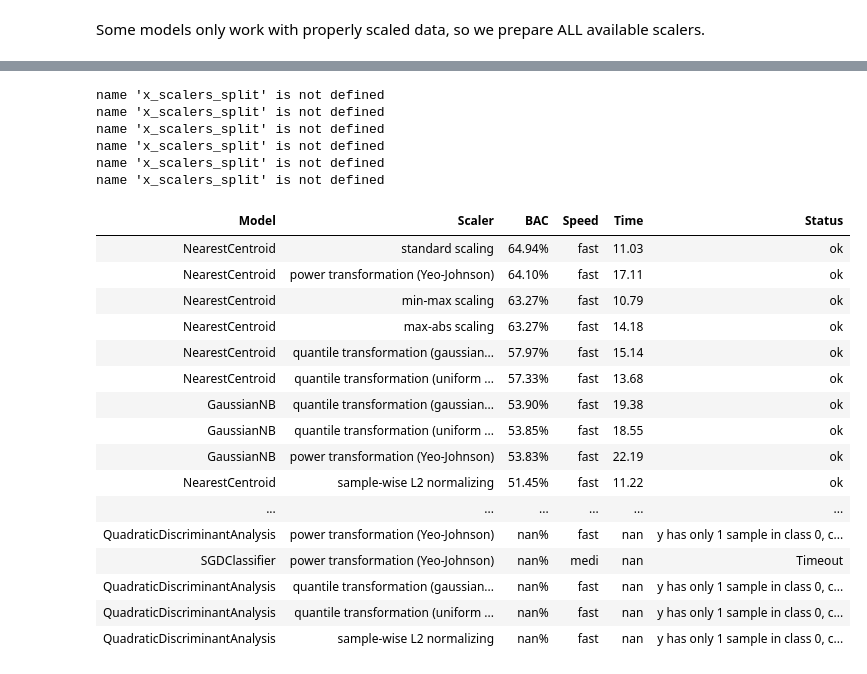
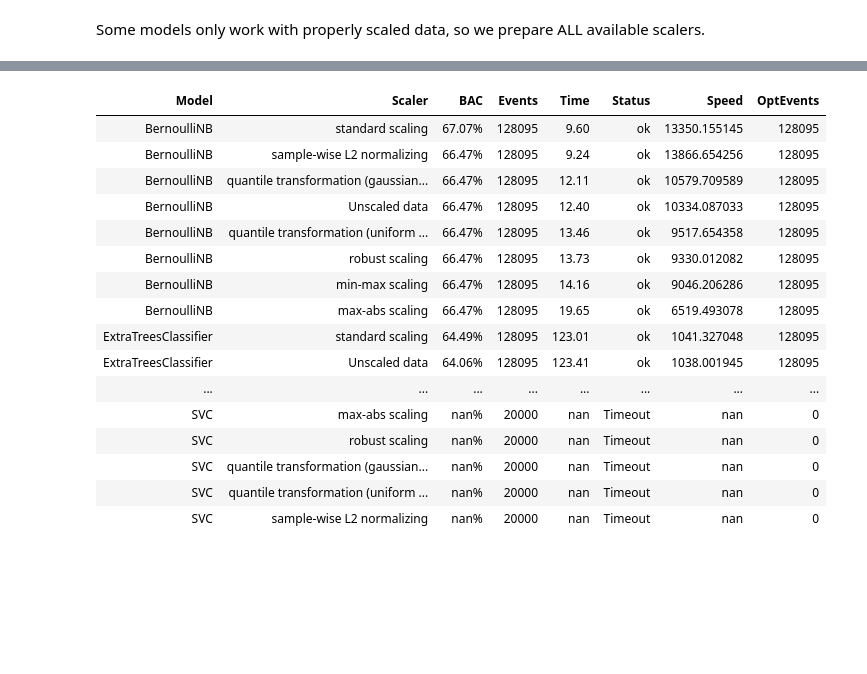
Before and after one commit to janmayer/NeuLAND-reconstruction-ml, a Jupyter notebook: bars/02a-scikitlearn-multiplicity-bars.ipynb, the cells around one changed output, grey strips where cells are left out. Drawn from its saved outputs; the diff is of its cells as text; code cells hidden in the pictures; blank space fills up the shorter version.

Commit message:
Run Bars with proper scaling

```diff
--- a/bars/02a-scikitlearn-multiplicity-bars.ipynb
+++ b/bars/02a-scikitlearn-multiplicity-bars.ipynb
@@ -223,7 +260,7 @@ except Exception as err:
 try:
     results_a2 = Parallel(n_jobs=10, verbose=1)(
         delayed(train_model_wrap)(mname, modelorg, speed, sname, x_train, x_test)
-        for sname, x_train, x_test in trainscaled
+        for sname, x_train, x_test in data_scaled
         for mname, modelorg, speed in models_a2
     )
 except Exception as err:
@@ -236,7 +271,7 @@ except Exception as err:
 try:
     results_b = Parallel(n_jobs=10, verbose=1)(
         delayed(train_model_wrap)(mname, modelorg, speed, sname, x_train, x_test)
-        for sname, x_train, x_test in trainscaled
+        for sname, x_train, x_test in data_scaled
         for mname, modelorg, speed in models_b
     )
 except Exception as err:
@@ -249,7 +280,7 @@ except Exception as err:
 try:
     results_s = Parallel(n_jobs=1, verbose=1)(
         delayed(train_model_wrap)(mname, modelorg, speed, sname, x_train, x_test)
-        for sname, x_train, x_test in trainscaled
+        for sname, x_train, x_test in data_scaled
         for mname, modelorg, speed in models_s
     )
 except Exception as err:
@@ -262,42 +290,46 @@ results_o = []
 for mname, modelorg, speed in models_o:
     try:
         tmp = Parallel(n_jobs=10, verbose=1)(
-            delayed(train_model_wrap)(mname, modelorg, speed, sname, data) for sname, data in x_scalers_split.items()
+            delayed(train_model_wrap)(mname, modelorg, speed, sname, x_train, x_test)
+            for sname, x_train, x_test in data_scaled
         )
         results_o.extend(tmp)
     except Exception as err:
         print(err)
-# %% [output]
-name 'x_scalers_split' is not defined
-name 'x_scalers_split' is not defined
-name 'x_scalers_split' is not defined
-name 'x_scalers_split' is not defined
-name 'x_scalers_split' is not defined
-name 'x_scalers_split' is not defined
 # %%
 results = results_a1 + results_a2 + results_b + results_s + results_o
 resultsdf = pd.DataFrame(results)
 pd.options.display.max_rows = 999
-resultsdf.columns = ["Model", "Scaler", "BAC", "Speed", "Time", "Status"]
+resultsdf.columns = ["Model", "Scaler", "BAC", "Events", "Time", "Status"]
+
+max_events = traindata.shape[0]
+resultsdf.loc[resultsdf["Events"] > max_events, "Events"] = max_events
+resultsdf["Speed"] = resultsdf["Events"] / resultsdf["Time"]
+resultsdf["OptEvents"] = resultsdf["Speed"] * 1200
+resultsdf["OptEvents"] = resultsdf["OptEvents"].apply(lambda x: (0 if math.isnan(x) else round(x, 0)))
+resultsdf["OptEvents"] = resultsdf["OptEvents"].astype("int")
+resultsdf.loc[resultsdf["OptEvents"] > max_events, "OptEvents"] = max_events
+
 resultsdf.sort_values(by=["BAC", "Time"], ascending=[False, True], inplace=True)
+# resultsdf.sort_values(by=["Model", "Scaler"], ascending=[True, True], inplace=True)
 resultsdf.style.hide_index().format({"BAC": "{:.2%}", "Time": "{:.2f}"}).bar(subset=["BAC"], color="lightgreen").bar(
     subset=["Time"], color="lightblue"
 )
 # %% [output]
-| Model | Scaler | BAC | Speed | Time | Status |
-| NearestCentroid | standard scaling | 64.94% | fast | 11.03 | ok |
-| NearestCentroid | power transformation (Yeo-Johnson) | 64.10% | fast | 17.11 | ok |
-| NearestCentroid | min-max scaling | 63.27% | fast | 10.79 | ok |
-| NearestCentroid | max-abs scaling | 63.27% | fast | 14.18 | ok |
-| NearestCentroid | quantile transformation (gaussian... | 57.97% | fast | 15.14 | ok |
-| NearestCentroid | quantile transformation (uniform ... | 57.33% | fast | 13.68 | ok |
-| GaussianNB | quantile transformation (gaussian... | 53.90% | fast | 19.38 | ok |
-| GaussianNB | quantile transformation (uniform ... | 53.85% | fast | 18.55 | ok |
-| GaussianNB | power transformation (Yeo-Johnson) | 53.83% | fast | 22.19 | ok |
-| NearestCentroid | sample-wise L2 normalizing | 51.45% | fast | 11.22 | ok |
-| ... | ... | ... | ... | ... | ... |
-| QuadraticDiscriminantAnalysis | power transformation (Yeo-Johnson) | nan% | fast | nan | y has only 1 sample in class 0, c... |
-| SGDClassifier | power transformation (Yeo-Johnson) | nan% | medi | nan | Timeout |
-| QuadraticDiscriminantAnalysis | quantile transformation (gaussian... | nan% | fast | nan | y has only 1 sample in class 0, c... |
-| QuadraticDiscriminantAnalysis | quantile transformation (uniform ... | nan% | fast | nan | y has only 1 sample in class 0, c... |
-| QuadraticDiscriminantAnalysis | sample-wise L2 normalizing | nan% | fast | nan | y has only 1 sample in class 0, c... |
+| Model | Scaler | BAC | Events | Time | Status | Speed | OptEvents |
+| BernoulliNB | standard scaling | 67.07% | 128095 | 9.60 | ok | 13350.155145 | 128095 |
+| BernoulliNB | sample-wise L2 normalizing | 66.47% | 128095 | 9.24 | ok | 13866.654256 | 128095 |
+| BernoulliNB | quantile transformation (gaussian... | 66.47% | 128095 | 12.11 | ok | 10579.709589 | 128095 |
+| BernoulliNB | Unscaled data | 66.47% | 128095 | 12.40 | ok | 10334.087033 | 128095 |
+| BernoulliNB | quantile transformation (uniform ... | 66.47% | 128095 | 13.46 | ok | 9517.654358 | 128095 |
+| BernoulliNB | robust scaling | 66.47% | 128095 | 13.73 | ok | 9330.012082 | 128095 |
+| BernoulliNB | min-max scaling | 66.47% | 128095 | 14.16 | ok | 9046.206286 | 128095 |
+| BernoulliNB | max-abs scaling | 66.47% | 128095 | 19.65 | ok | 6519.493078 | 128095 |
+| ExtraTreesClassifier | standard scaling | 64.49% | 128095 | 123.01 | ok | 1041.327048 | 128095 |
+| ExtraTreesClassifier | Unscaled data | 64.06% | 128095 | 123.41 | ok | 1038.001945 | 128095 |
+| ... | ... | ... | ... | ... | ... | ... | ... |
+| SVC | max-abs scaling | nan% | 20000 | nan | Timeout | nan | 0 |
+| SVC | robust scaling | nan% | 20000 | nan | Timeout | nan | 0 |
+| SVC | quantile transformation (gaussian... | nan% | 20000 | nan | Timeout | nan | 0 |
+| SVC | quantile transformation (uniform ... | nan% | 20000 | nan | Timeout | nan | 0 |
+| SVC | sample-wise L2 normalizing | nan% | 20000 | nan | Timeout | nan | 0 |
```
Also changed, not shown: parts of 20 cells of this notebook.
